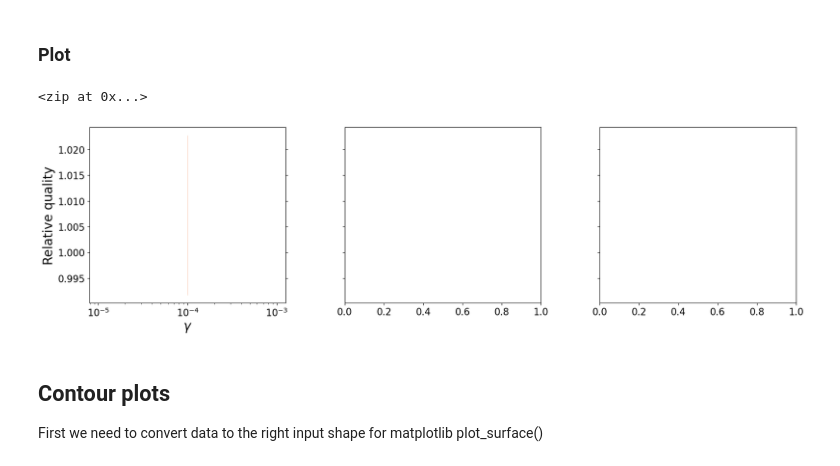
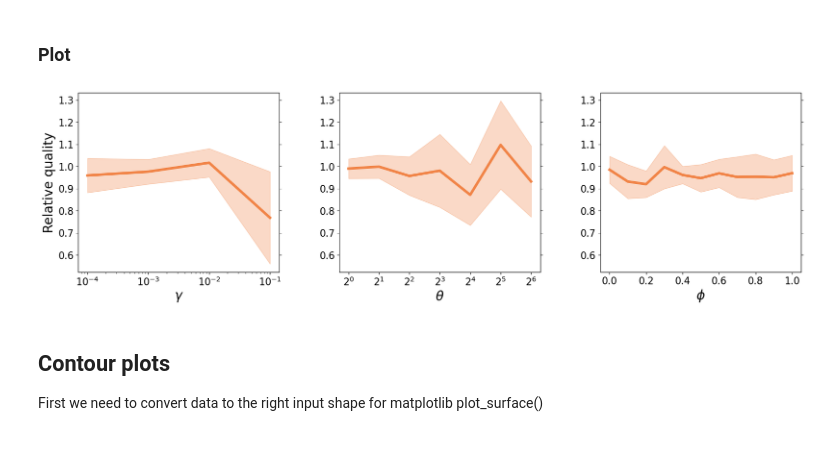
Before and after one commit to osome-iu/SimSoM, a Jupyter notebook: experiments/10172023_v3.0_exps/plot_findings_v3.0.ipynb, the cells around one changed output. Cells and saved outputs as stored; diff of their text form; code cells hidden in the pictures.

```diff
--- a/experiments/10172023_v3.0_exps/plot_findings_v3.0.ipynb
+++ b/experiments/10172023_v3.0_exps/plot_findings_v3.0.ipynb
@@ -257,7 +257,7 @@ warnings.filterwarnings("ignore")
 # %% [markdown]
 # Baseline results
 # %%
-folders = ["baseline", "baseline_7runs"]
+folders = ["baseline_5runs"]
 dfs = []
 for folder in folders:
     data = json.load(open(f"{RES_DIR}/{folder}/baseline.json", "r"))
@@ -641,9 +595,8 @@ Data is a subset of joint effect experiments
 # %% [markdown]
 ### Thetaphi
 # %%
-RES_DIR_ = "results_bigred"
 data = read_data(
-    RES_DIR_, folders=["vary_thetaphi", "vary_thetaphi_4runs", "vary_thetaphi_5runs"]
+    RES_DIR, folders=["vary_thetaphi_5runs"]
 )
 # Reset quality cols
 data = reindex_cols(data, col_name_prefix="quality")
@@ -671,7 +622,7 @@ Error reading results from folder vary_thetaphi_5runs
 ### Phigamma
 # %%
 data = read_data(
-    RES_DIR, folders=["vary_phigamma", "vary_phigamma_5runs", "vary_phigamma_4runs"]
+    RES_DIR, folders=["vary_phigamma_5runs"]
 )
 # Reset quality cols
 data = reindex_cols(data, col_name_prefix="quality")
@@ -699,7 +632,7 @@ phigamma = data.loc[:, ~data.columns.duplicated()].copy().reset_index(drop=True)
 # %% [markdown]
 ### Thetagamma
 # %%
-data = read_data(RES_DIR, folders=["vary_thetagamma", "vary_thetagamma_4runs"])
+data = read_data(RES_DIR, folders=["vary_thetagamma_5runs"])
 # Reset quality cols
 data = reindex_cols(data, col_name_prefix="quality")
 
@@ -804,9 +755,5 @@ vary_gamma
 # %% [markdown]
 ### Plot
-# %%
-gammadata
-# %% [output]
-<zip at 0x...>
 # %%
 fpath = os.path.join(PLOT_DIR, "botparam")
 color = "#F18447"  # orange
@@ -834,49 +781,49 @@ def draw_lines(ax, data, line_name="hub", marker="", linewidth=4, color="#F18447
         np.subtract(np.array(y), np.array(y_err)),
         np.add(np.array(y), np.array(y_err)),
         color=color,
         alpha=0.3,
     )
     return
 
 
 # GAMMA
 ax = axs[0]
 draw_lines(ax, gammadata, color=color)
 ax.set_xlabel("$\\gamma$", fontsize=20)
 ax.set_ylabel(y_axis, fontsize=20, labelpad=4)
 ax.set_xscale("log")
 ax.tick_params(labelleft=True, labelright=False, left=True, right=True)
 
 
-# # THETA
-# ax = axs[1]
-# draw_lines(ax, thetadata, color=color)
-# ax.set_xlabel("$\\theta$", fontsize=20, labelpad=4)
-# ax.set_xscale("log", base=2)
-# ax.tick_params(labelleft=True, labelright=False, left=True, right=True)
-# ax.xaxis.set_major_locator(
-#     plt.LogLocator(base=2, numticks=len(vary_theta["theta"]) + 1)
-# )
-# # ax.xaxis.set_major_locator(plt.MultipleLocator())
+# THETA
+ax = axs[1]
+draw_lines(ax, thetadata, color=color)
+ax.set_xlabel("$\\theta$", fontsize=20, labelpad=4)
+ax.set_xscale("log", base=2)
+ax.tick_params(labelleft=True, labelright=False, left=True, right=True)
+ax.xaxis.set_major_locator(
+    plt.LogLocator(base=2, numticks=len(vary_theta["theta"]) + 1)
+)
+# ax.xaxis.set_major_locator(plt.MultipleLocator())
 
-# # PHI
-# ax = axs[2]
-# draw_lines(ax, phidata, color=color)
-# ax.set_xlabel("$\\phi$", fontsize=20, labelpad=4)
-# ax.tick_params(labelleft=True, labelright=False, left=True, right=True)
+# PHI
+ax = axs[2]
+draw_lines(ax, phidata, color=color)
+ax.set_xlabel("$\\phi$", fontsize=20, labelpad=4)
+ax.tick_params(labelleft=True, labelright=False, left=True, right=True)
 
 # Increase space between subplots to look nice with contour plot in a panel instead of tight_layout()
 plt.subplots_adjust(
     left=None, bottom=None, right=None, top=None, wspace=0.3, hspace=None
 )
 
 if fpath is not None:
     plt.savefig(f"{fpath}.pdf")
     plt.savefig(f"{fpath}.png")
 else:
     plt.show()
 # %% [output]
-[figure, old version]
+[figure, new version]
 # %% [markdown]
 ## Contour plots
 First we need to convert data to the right input shape for matplotlib plot_surface()
```
Also changed, not shown: parts of 34 cells of this notebook.
